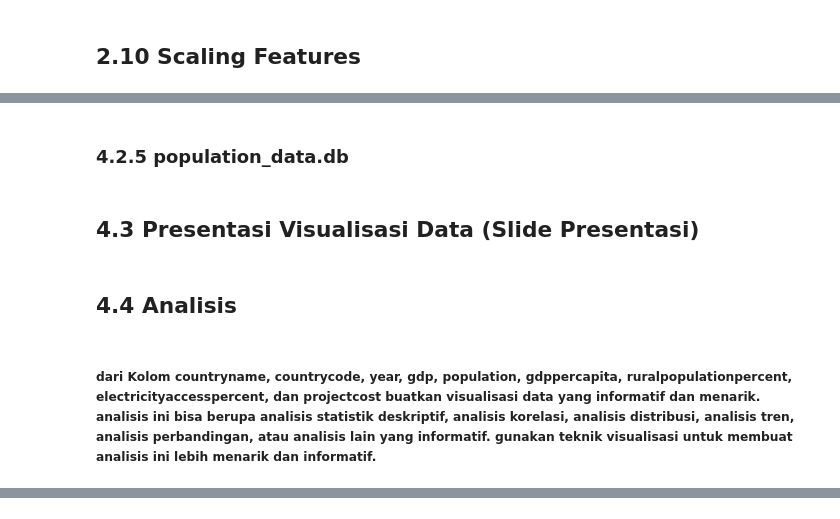
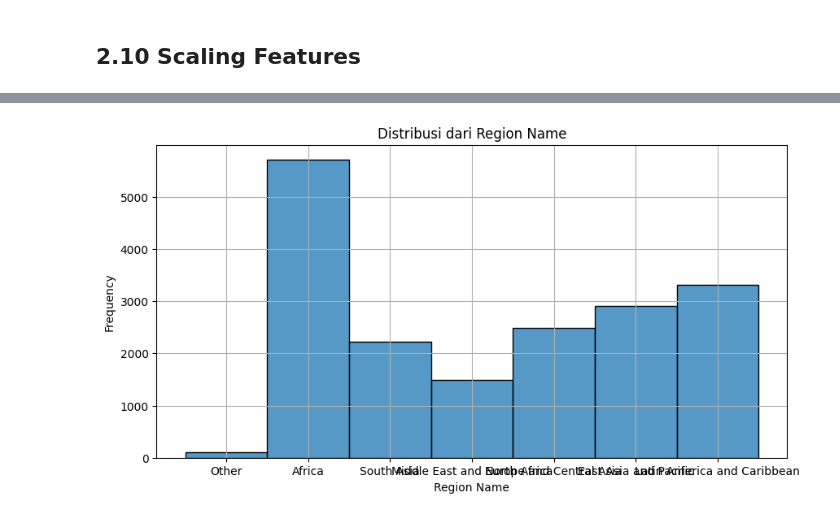
Before and after one commit to zahraptr01/mini_project_alta_zahra, a Jupyter notebook: project/tugas.ipynb, the cells around one changed output, grey strips where cells are left out. Drawn from its saved outputs; the diff is of its cells as text; code cells hidden in the pictures.

```diff
--- a/project/tugas.ipynb
+++ b/project/tugas.ipynb
@@ -1047,0 +1262,6 @@ duplicate_rows
+# %%
+from sklearn.preprocessing import MinMaxScaler
+
+column = ['lendprojectcost']
+scaler = MinMaxScaler()
+projects[column] = scaler.fit_transform(projects[column])
@@ -1094,2 +1287,0 @@ duplicate_rows
-# %% [markdown]
-### 4.2.5 population_data.db
@@ -1098,6 +1288,12 @@ duplicate_rows
-# %% [markdown]
-## 4.3 Presentasi Visualisasi Data (Slide Presentasi)
-# %% [markdown]
-## 4.4 Analisis
-# %% [markdown]
-##### dari Kolom countryname, countrycode, year, gdp, population, gdppercapita, ruralpopulationpercent, electricityaccesspercent, dan projectcost buatkan visualisasi data yang informatif dan menarik. analisis ini bisa berupa analisis statistik deskriptif, analisis korelasi, analisis distribusi, analisis tren, analisis perbandingan, atau analisis lain yang informatif. gunakan teknik visualisasi untuk membuat analisis ini lebih menarik dan informatif.
+# %%
+# Visualisasi dari dataset projects_data.csv
+projects
+
+plt.figure(figsize=(10,5))
+sns.histplot(projects['regionname'])
+plt.title("Distribusi dari Region Name")
+plt.xlabel('Region Name')
+plt.ylabel('Frequency')
+plt.grid(True)
+plt
+# %% [output]
@@ -1103,0 +1301 @@ duplicate_rows
+[figure, added]
```
Also changed, not shown: parts of 127 cells of this notebook, 5 other files.
